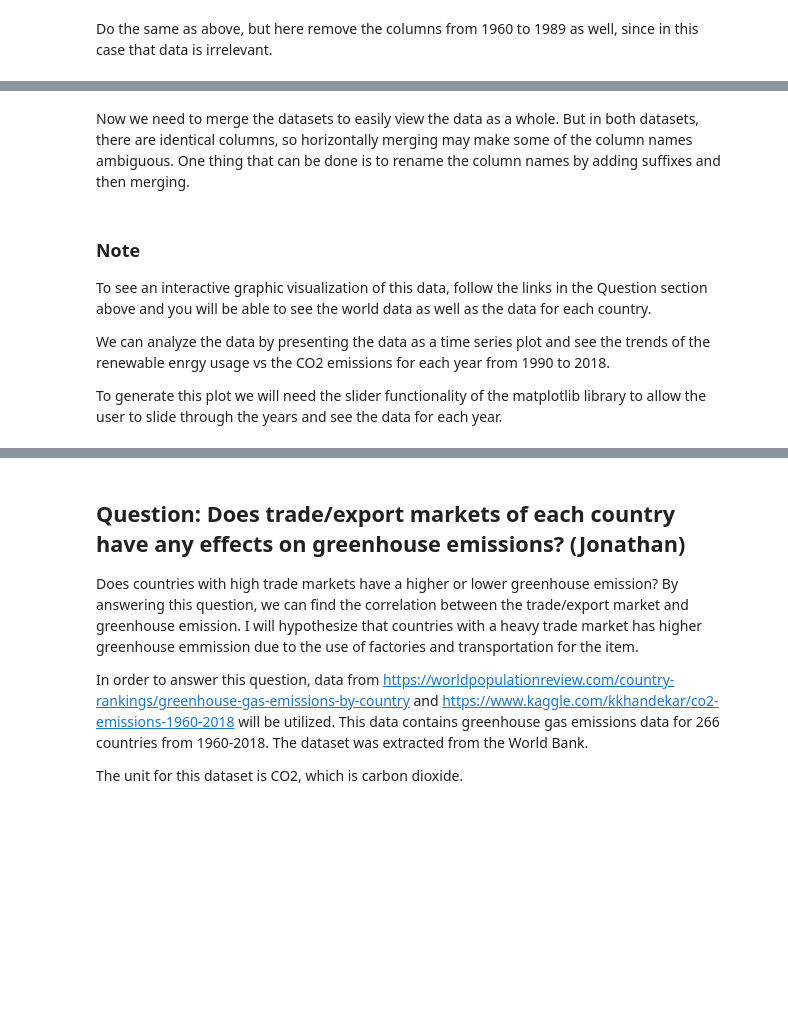
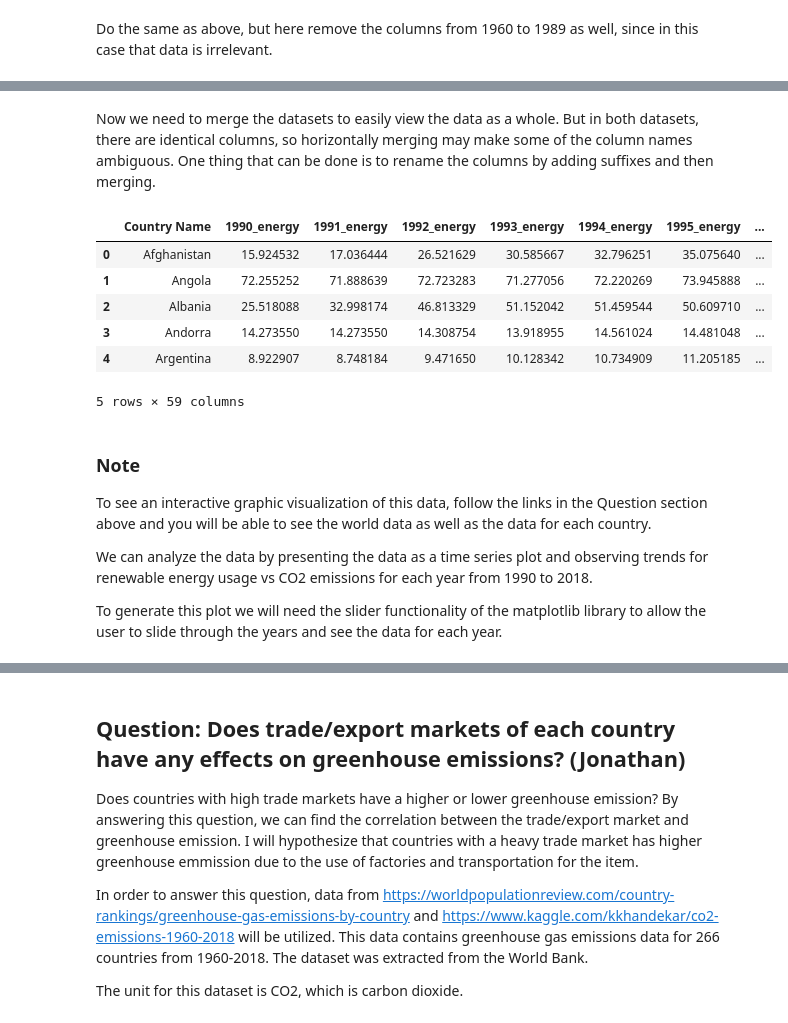
Before and after one commit to melotic/cs3654-project, a Jupyter notebook: Project3.ipynb, the cells around one changed output, grey strips where cells are left out. Cells and saved outputs as stored; diff of their text form; code cells hidden in the pictures; blank space fills up the shorter version.

Commit message:
Revised markdown cells for Renewable Energy question

```diff
--- a/Project3.ipynb
+++ b/Project3.ipynb
@@ -1374,13 +1436,21 @@ cleanCO2
 # %% [markdown]
-Now we need to merge the datasets to easily view the data as a whole. But in both datasets, there are identical columns, so horizontally merging may make some of the column names ambiguous. One thing that can be done is to rename the column names by adding suffixes and then merging.
+Now we need to merge the datasets to easily view the data as a whole. But in both datasets, there are identical columns, so horizontally merging may make some of the column names ambiguous. One thing that can be done is to rename the columns by adding suffixes and then merging.
 # %%
 mergedData = cleanEnergy.merge(cleanCO2, on='Country Name', suffixes=('_energy', '_CO2'))
-mergedData
+mergedData.head()
+# %% [output]
+|  | Country Name | 1990_energy | 1991_energy | 1992_energy | 1993_energy | 1994_energy | 1995_energy | ... |
+| 0 | Afghanistan | 15.924532 | 17.036444 | 26.521629 | 30.585667 | 32.796251 | 35.075640 | ... |
+| 1 | Angola | 72.255252 | 71.888639 | 72.723283 | 71.277056 | 72.220269 | 73.945888 | ... |
+| 2 | Albania | 25.518088 | 32.998174 | 46.813329 | 51.152042 | 51.459544 | 50.609710 | ... |
+| 3 | Andorra | 14.273550 | 14.273550 | 14.308754 | 13.918955 | 14.561024 | 14.481048 | ... |
+| 4 | Argentina | 8.922907 | 8.748184 | 9.471650 | 10.128342 | 10.734909 | 11.205185 | ... |
+5 rows × 59 columns
 # %% [markdown]
 ### Note
 To see an interactive graphic visualization of this data, follow the links in the Question section above and you will be able to see the world data as well as the data for each country.
 
-We can analyze the data by presenting the data as a time series plot and see the trends of the renewable enrgy usage vs the CO2 emissions for each year from 1990 to 2018.
+We can analyze the data by presenting the data as a time series plot and observing trends for renewable energy usage vs CO2 emissions for each year from 1990 to 2018.
 
 To generate this plot we will need the slider functionality of the matplotlib library to allow the user to slide through the years and see the data for each year.
 # %%
```
Also changed, not shown: parts of 33 cells of this notebook.
